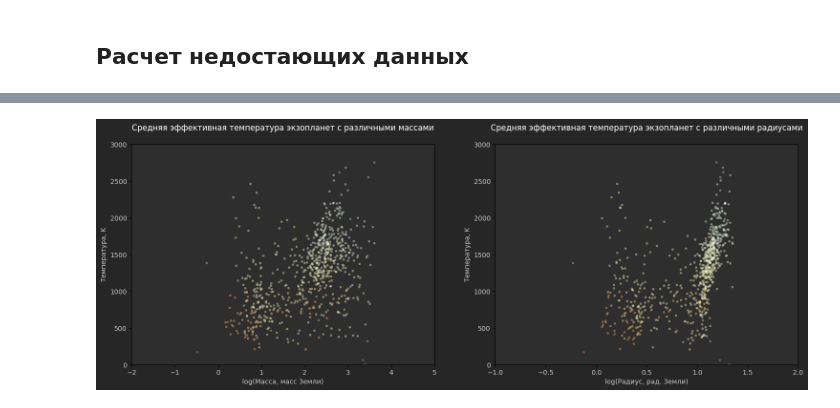
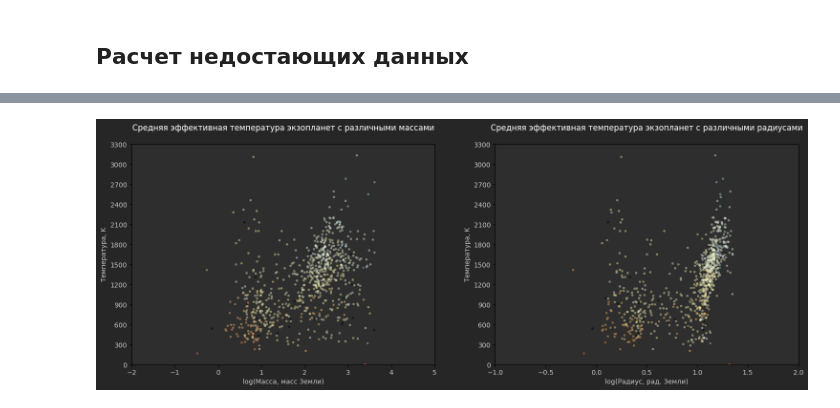
Before and after one commit to ochobkaa/exoplanetmodel, a Jupyter notebook: exoplanets.ipynb, the cells around one changed output, grey strips where cells are left out. Drawn from its saved outputs; the diff is of its cells as text; code cells hidden in the pictures.

```diff
--- a/exoplanets.ipynb
+++ b/exoplanets.ipynb
@@ -90,7 +94,7 @@ cols = [
     "star_teff_error_min",
     "star_teff_error_max",
 ]
-exo_df = pd.read_csv("f0hslSOZ.csv")[cols]
+exo_df = pd.read_csv("exo_data.csv")[cols]
 # %% [markdown]
 Выбор объектов, которые являются компаньонами звезд
 # %%
@@ -136,2 +138,5 @@ exo_only_planets.to_csv("exo_filtered.csv")
+# %%
+exo_only_planets = exo_only_planets.set_index(pd.RangeIndex(start=0, stop=len(exo_only_planets), step=1))
+exo_only_planets.to_csv("exo_filtered.csv")
 # %% [markdown]
 <h2>Расчет недостающих данных</h2>
@@ -580,37 +148,65 @@ ValueError: The truth value of a Series is ambiguous. Use a.empty, a.bool(), a.i
+# %%
+converter = conv.MeasureConverter()
+
+err_gen_by_order = err.ErrorGeneratorByOrder()
+err_gen_star_teff = err.ErrorGeneratorStarTeff()
+
+period_err_gen = trans.DFErrorGen(converter, err_gen_by_order, "orbital_period", ms.OrbitalPeriod)
+smass_err_gen = trans.DFErrorGen(converter, err_gen_by_order, "star_mass", ms.SemiMajorAxis)
+steff_err_gen = trans.DFErrorGen(converter, err_gen_star_teff, "star_teff", ms.StarTeff)
+smaxis_err_gen = trans.DFErrorGen(converter, err_gen_by_order, "semi_major_axis", ms.SemiMajorAxis)
+
+calc_df = period_err_gen.gen(exo_only_planets)
+calc_df = smass_err_gen.gen(calc_df)
+calc_df = steff_err_gen.gen(calc_df)
+calc_df = smaxis_err_gen.gen(calc_df)
+
+round = err.Round()
+
+smaxis_calc = calc.SemiMajorAxisCalc()
+pteff_mean_calc = calc.PlanetTeffCalc()
+
+sm_axis_calc_df = trans.DFSemiMajorAxisCalc(converter, smaxis_calc, round)
+pteff_mean_calc_df = trans.DFPlanetTeffMeanCalc(converter, pteff_mean_calc, round)
+
+calc_df = sm_axis_calc_df.calc(calc_df)
+calc_df = pteff_mean_calc_df.calc(calc_df)
+
+calc_df.to_csv("exo_with_teff.csv")
 # %%
-mean_teff = exo_teff_df.get("planet_teff_mean").tolist()
-star_teff = exo_only_planets.get("star_teff").tolist()
+mean_teff = calc_df.get("temp_calculated").tolist()
+star_teff = calc_df.get("star_teff").tolist()
 mass = get_log_mass(exo_only_planets)
 radius = get_log_rad(exo_only_planets)
 
 fig, axes = plot.subplots(facecolor=BG_COLOR, ncols=2)
 
 fig.set_figwidth(18)
 fig.set_figheight(6)
 
 colormap = colormaps.get_cmap("RdYlBu")
 norm = color.Normalize(0, 11000)
 
 axes[0].scatter(mass, mean_teff, s=7, alpha=0.33, color=colormap(norm(star_teff)))
 axes[1].scatter(radius, mean_teff, s=7, alpha=0.33, color=colormap(norm(star_teff)))
 
 for a in axes:
     a.set_facecolor(PLOT_BG_COLOR)
 
     a.set_ylabel("Температура, K", color=T_COLOR)
     a.set_ylim(0, 3000)
-    a.set_yticks(np.arange(0, 3500, 500))
+    a.set_yticks(np.arange(0, 3600, 400))
 
     a.tick_params(labelcolor=T_COLOR)
 
 axes[0].set_title("Cредняя эффективная температура экзопланет с различными массами\n", color=T_TITLE_COLOR)
 axes[0].set_xlabel("log(Масса, масс Земли)", color=T_COLOR)
 axes[0].set_xlim(-2, 5)
 
 axes[1].set_title("Cредняя эффективная температура экзопланет с различными радиусами\n", color=T_TITLE_COLOR)
 axes[1].set_xlabel("log(Радиус, рад. Земли)", color=T_COLOR)
 axes[1].set_xlim(-1, 2)
 
 plot.show()
 # %% [output]
-[figure, old version]
+[figure, new version]
```
Also changed, not shown: parts of 26 cells of this notebook.
